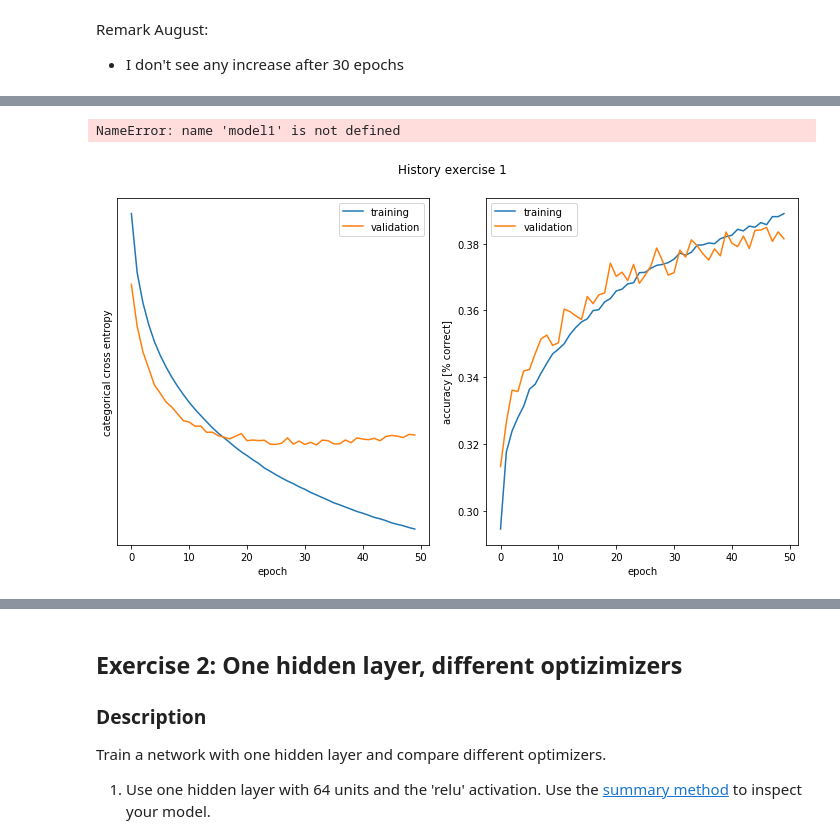
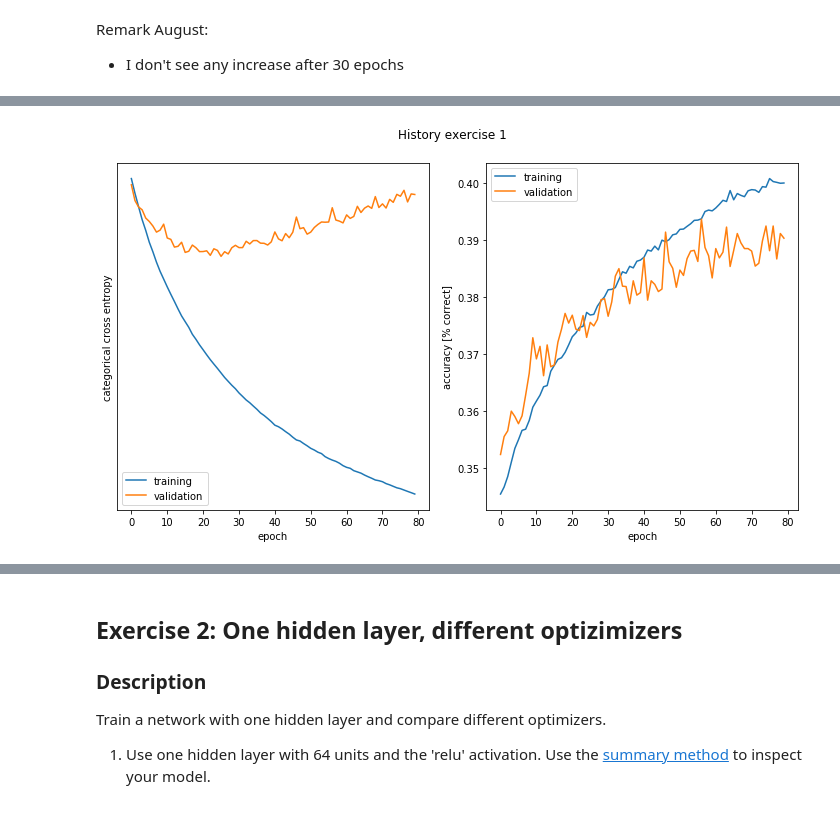
Before and after one commit to SSappy/ANN-Project-1, a Jupyter notebook: miniproject1.ipynb, the cells around one changed output, grey strips where cells are left out. Cells and saved outputs as stored; diff of their text form; code cells hidden in the pictures.

```diff
--- a/miniproject1.ipynb
+++ b/miniproject1.ipynb
@@ -258,7 +258,7 @@ Parameters
 """
 batch_size = 128
 num_classes = len(subset_of_classes)
-epochs = 200
+epochs = 80
 input_shape = (16*16,)
 optimizer = SGD()
 
@@ -296,7 +296,7 @@ model1.compile(loss='categorical_crossentropy',
 history = model1.fit(x_train, y_train,
                      batch_size=batch_size,
                      epochs=epochs,
-                     verbose=1,
+                     verbose=0,
                      validation_data=(x_test, y_test),
                      callbacks=[stop_callback]
                     )
@@ -329,12 +314,10 @@ Saving the model. /!\ Do not run unless you want to override it.
 save_model(model1, 'exercise1')
 # %%
 """
-Loading the model.
+Loading the model and the history.
 """
 load_model(model1, 'exercise1')
-# %% [output]
-NameError: name 'model1' is not defined
 # %%
-a = plot_history(history, 'History exercise 1')
+plot_history(history, 'History exercise 1')
 # %% [output]
-[figure, old version]
+[figure, new version]
```
Also changed, not shown: parts of 11 cells of this notebook.
